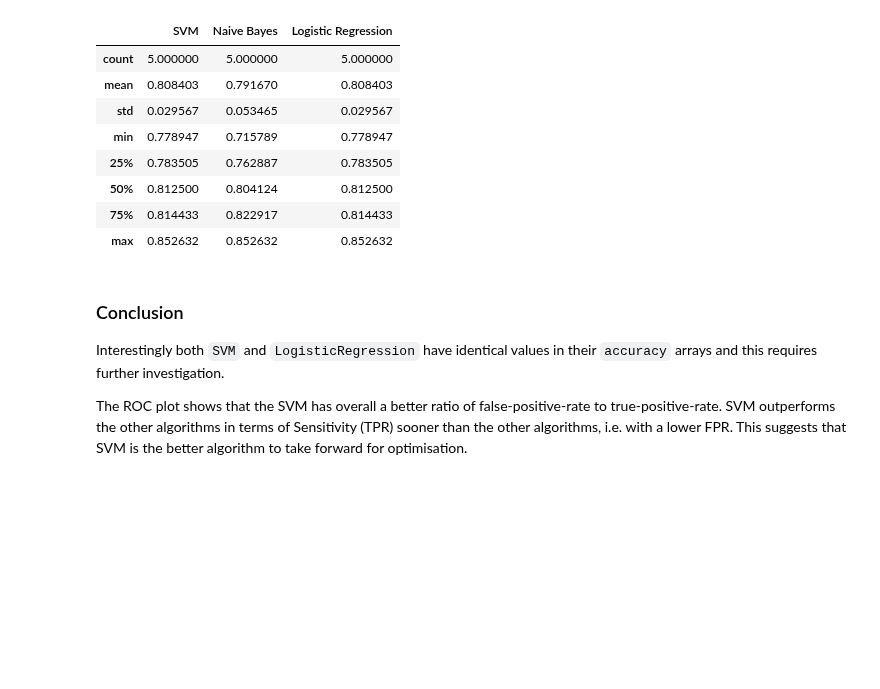
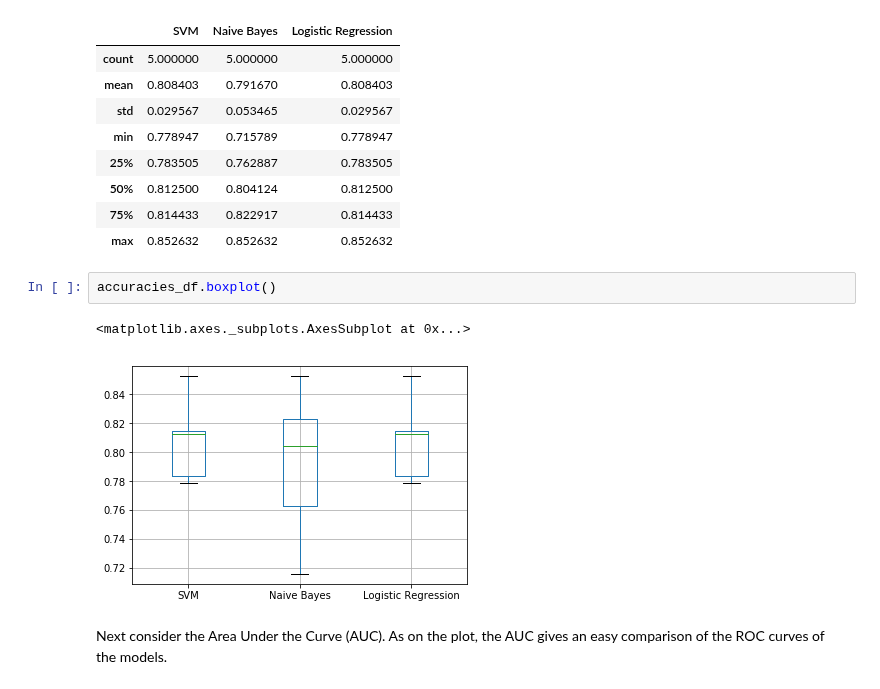
Before and after one commit to vipulpopat/MSCAI_Sem1_Etivity4, a Jupyter notebook: Etivity4-CS5062-18195326.ipynb, the cells around one changed output. Drawn from its saved outputs; the diff is of its cells as text; blank space fills up the shorter version.

```diff
--- a/Etivity4-CS5062-18195326.ipynb
+++ b/Etivity4-CS5062-18195326.ipynb
@@ -203,9 +218,10 @@ accuracies_df.describe()
 | 50% | 0.812500 | 0.804124 | 0.812500 |
 | 75% | 0.814433 | 0.822917 | 0.814433 |
 | max | 0.852632 | 0.852632 | 0.852632 |
-# %% [markdown]
-### Conclusion
-
-Interestingly both `SVM` and `LogisticRegression` have identical values in their `accuracy` arrays and this requires further investigation.
-
-The ROC plot shows that the SVM has overall a better ratio of false-positive-rate to true-positive-rate.  SVM outperforms the other algorithms in terms of Sensitivity (TPR) sooner than the other algorithms, i.e. with a lower FPR.  This suggests that SVM is the better algorithm to take forward for optimisation.
+# %%
+accuracies_df.boxplot()
+# %% [output]
+<matplotlib.axes._subplots.AxesSubplot at 0x...>
+[figure, added]
+# %% [markdown]
+Next consider the Area Under the Curve (AUC).  As on the plot, the AUC gives an easy comparison of the ROC curves of the models.
```
Also changed, not shown: parts of 23 cells of this notebook.
